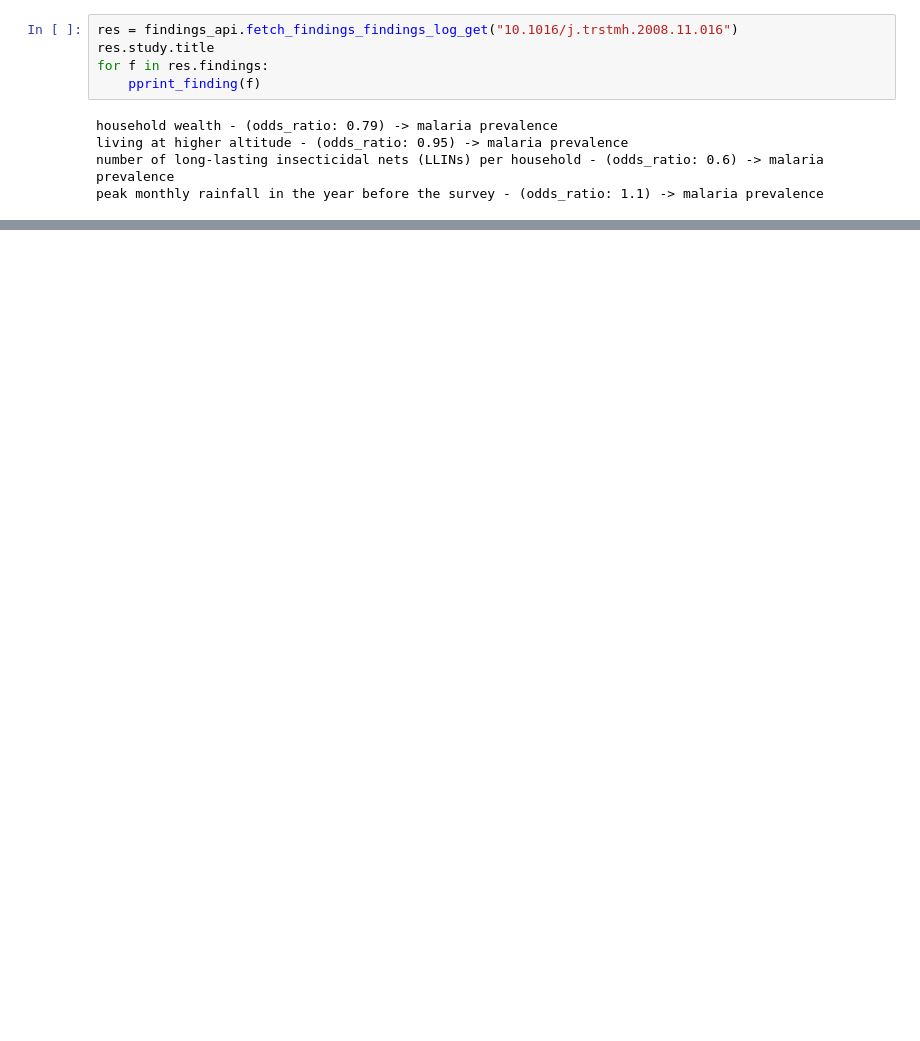
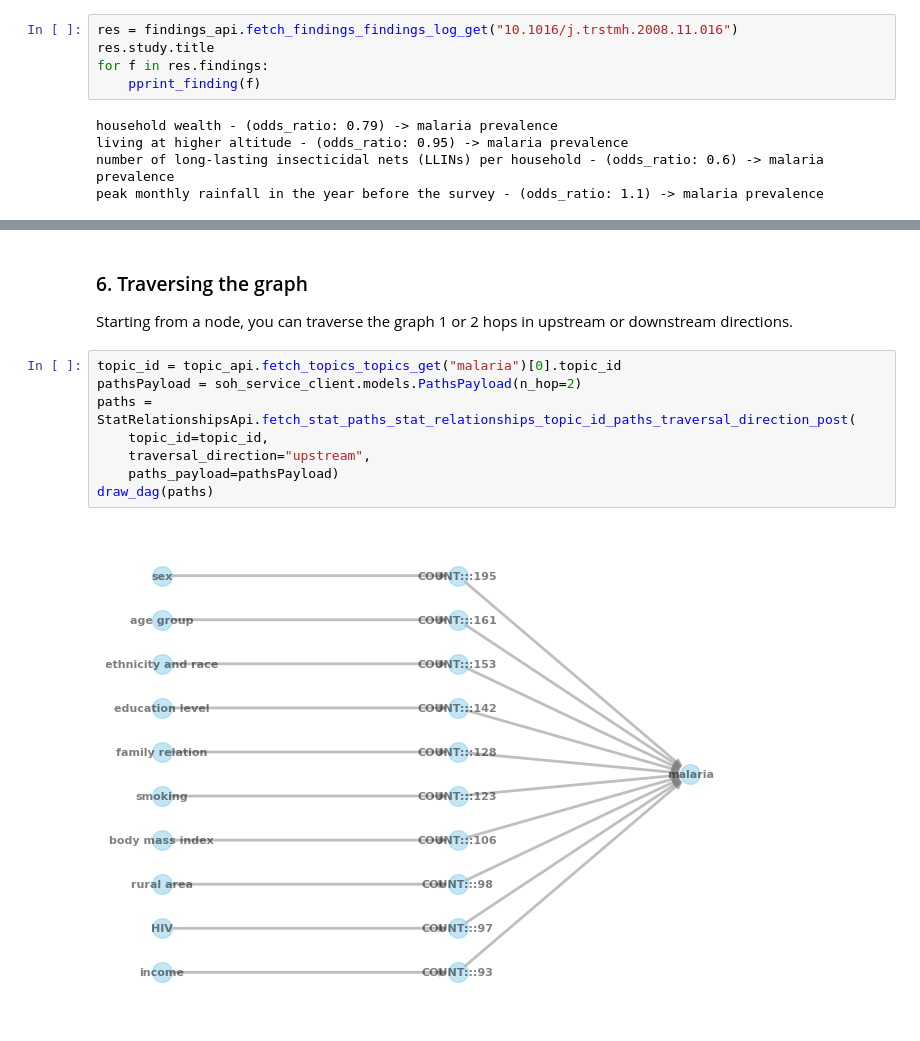
Before and after one commit to SystemInternal/SystemCookbook, a Jupyter notebook: system_api/basic_example.ipynb, the cells around one changed output, grey strips where cells are left out. Saved outputs shown, nothing was run; the diff lists cells and outputs as text; blank space fills up the shorter version.

```diff
--- a/system_api/basic_example.ipynb
+++ b/system_api/basic_example.ipynb
@@ -177 +158,14 @@ coronavirus disease (-h7kqMbjsY)
+# %% [markdown]
+### 6. Traversing the graph
+Starting from a node, you can traverse the graph 1 or 2 hops in upstream or downstream directions.
+# %%
+topic_id = topic_api.fetch_topics_topics_get("malaria")[0].topic_id
+pathsPayload = soh_service_client.models.PathsPayload(n_hop=2)
+paths = StatRelationshipsApi.fetch_stat_paths_stat_relationships_topic_id_paths_traversal_direction_post(
+    topic_id=topic_id,
+    traversal_direction="upstream",
+    paths_payload=pathsPayload)
+draw_dag(paths)
+# %% [output]
+[figure, added]
 # %%
```
Also changed, not shown: parts of 27 cells of this notebook.
